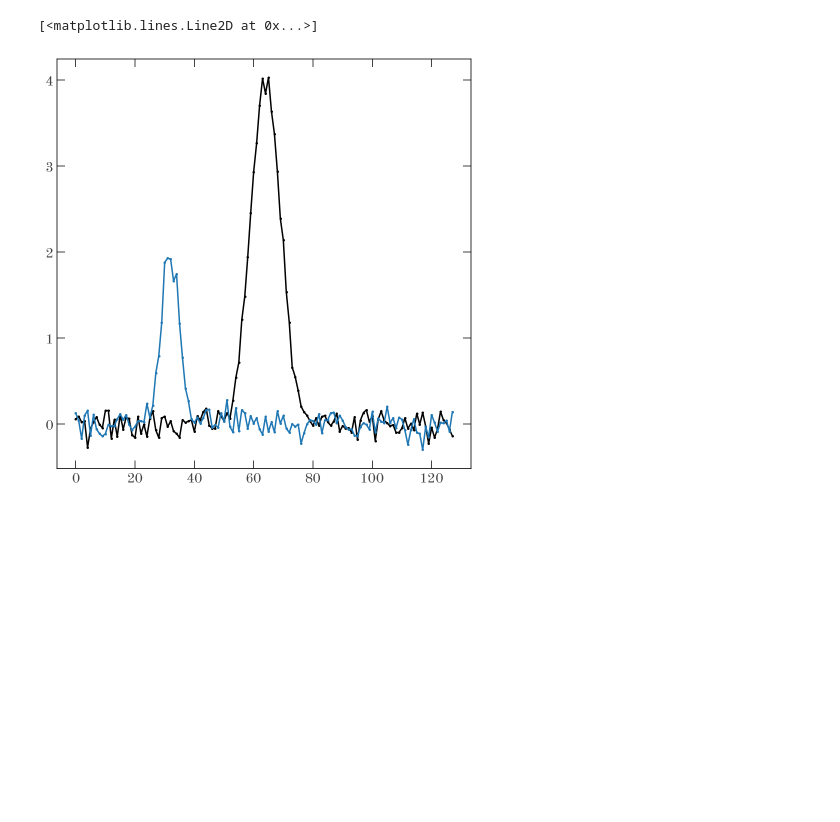
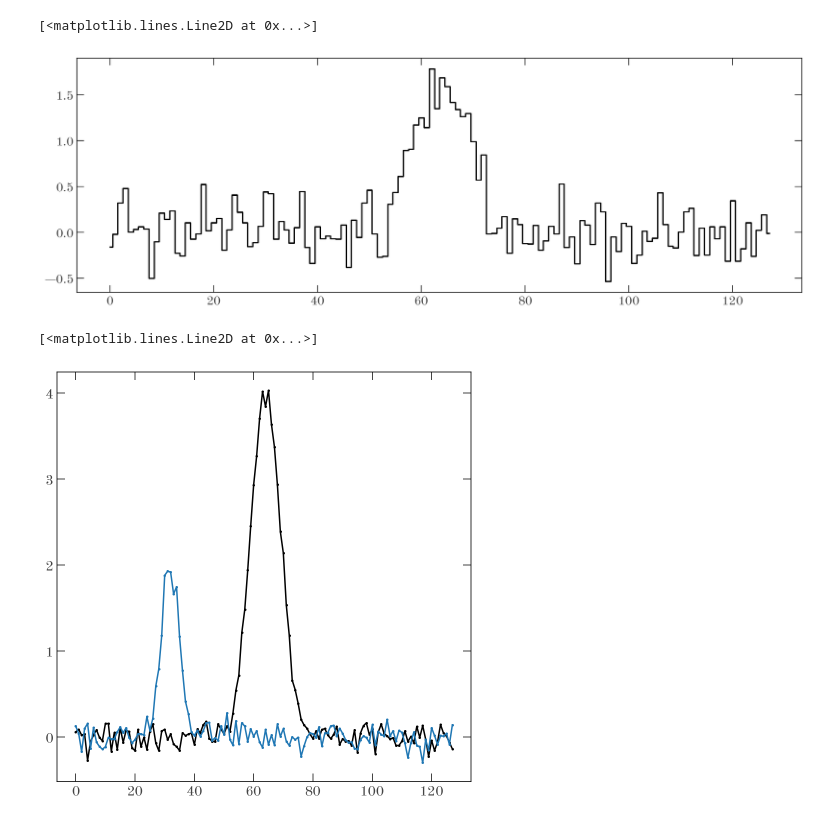
Before and after one commit to adrn/pollux, a Jupyter notebook: docs/tutorials/Lux-linear-simulated-data.ipynb, the cells around one changed output. Drawn from its saved outputs; the diff is of its cells as text; code cells hidden in the pictures; blank space fills up the shorter version.

```diff
--- a/docs/tutorials/Simulated-data-test.ipynb
+++ b/docs/tutorials/Lux-linear-simulated-data.ipynb
@@ -99 +82,14 @@ assert train_data["flux"].preprocessor == test_data["flux"].preprocessor
+# %%
+idx = np.argsort(train_data["label"].data[:, 1])
+
+plt.figure(figsize=(12, 4))
+plt.plot(
+    # train_data["flux"].data[idx[::10]], marker='', drawstyle='steps-mid'
+    train_data["flux"].data[0],
+    marker="",
+    drawstyle="steps-mid",
+)
+# %% [output]
+[<matplotlib.lines.Line2D at 0x...>]
+[figure, added]
 # %%
```
Also changed, not shown: parts of 15 cells of this notebook, 6 other files.
